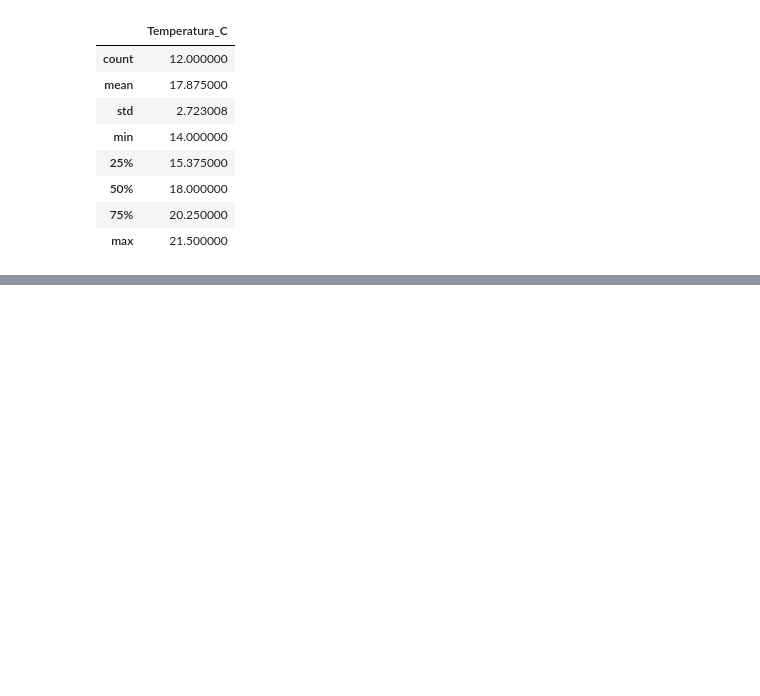
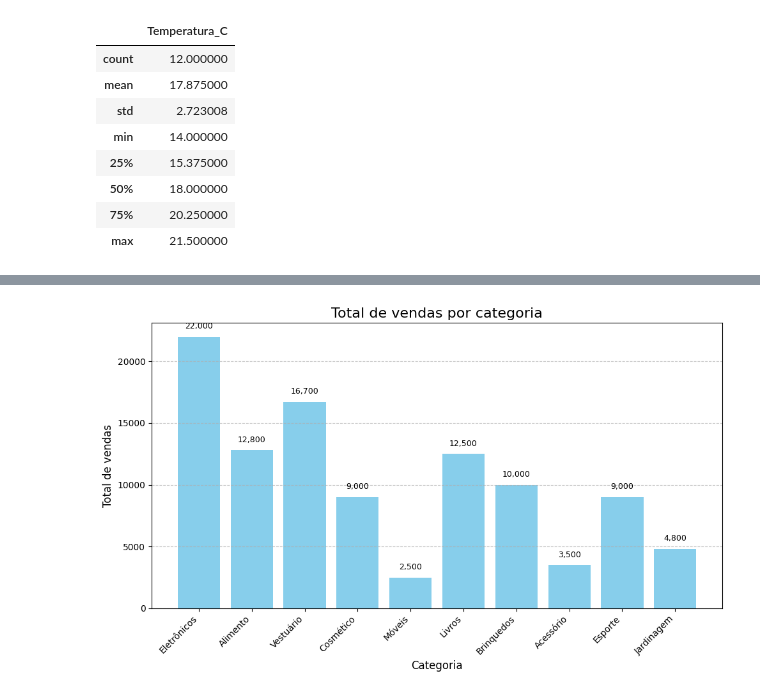
Before and after one commit to moises-rb/DataScienceOne, a Jupyter notebook: Data_Visualization_Criando_Gráficos/Desafios_Extras_Data_Visualization.ipynb, the cells around one changed output, grey strips where cells are left out. Cells and saved outputs as stored; diff of their text form; code cells hidden in the pictures; blank space fills up the shorter version.

```diff
--- a/Data_Visualization_Criando_Gráficos/Desafios_Extras_Data_Visualization.ipynb
+++ b/Data_Visualization_Criando_Gráficos/Desafios_Extras_Data_Visualization.ipynb
@@ -102,3 +102,21 @@ dados_temperatura.describe()
 | 50% | 18.000000 |
 | 75% | 20.250000 |
 | max | 21.500000 |
+# %%
+import pandas as pd
+
+# Dados extraídos do gráfico
+data = {
+    'Categoria': [
+        'Eletrônicos', 'Alimento', 'Vestuário', 'Cosmético', 'Móveis',
+        'Livros', 'Brinquedos', 'Acessório', 'Esporte', 'Jardinagem'
+    ],
+    'Vendas': [
+        22000, 12800, 16700, 9000, 2500,
+        12500, 10000, 3500, 9000, 4800
+    ]
+}
+
+# Criando o DataFrame
+df_vendas = pd.DataFrame(data)
+df_vendas
@@ -104,0 +135,24 @@ dados_temperatura.describe()
+# %%
+import matplotlib.pyplot as plt
+
+# Criando o gráfico com as melhorias sugeridas
+fig, ax = plt.subplots(figsize=(10, 6)) # Aumentei um pouco o tamanho para melhor visualização
+
+ax.bar(df_vendas['Categoria'], df_vendas['Vendas'], color='skyblue') # Adicionei uma cor para melhorar a estética
+ax.set_title('Total de vendas por categoria', fontsize=16) # Aumentei o tamanho do título
+ax.set_xlabel('Categoria', fontsize=12) # Aumentei o tamanho do rótulo do eixo x
+ax.set_ylabel('Total de vendas', fontsize=12) # Aumentei o tamanho do rótulo do eixo y
+
+# Rotacionar os rótulos do eixo x para evitar sobreposição, se necessário
+plt.xticks(rotation=45, ha='right') # Rotaciona os rótulos para melhor leitura
+
+# Adicionar rótulos de dados nas barras para facilitar a leitura dos valores
+for index, value in enumerate(df_vendas['Vendas']):
+    ax.text(index, value + 500, f'{value:,.0f}', ha='center', va='bottom', fontsize=9)
+
+
+plt.tight_layout() # Ajusta automaticamente os parâmetros da subtrama para caber na área da figura
+plt.grid(axis='y', linestyle='--', alpha=0.7) # Adiciona um grid horizontal
+plt.show()
+# %% [output]
+[figure, added]
```
Also changed, not shown: parts of 7 cells of this notebook.
